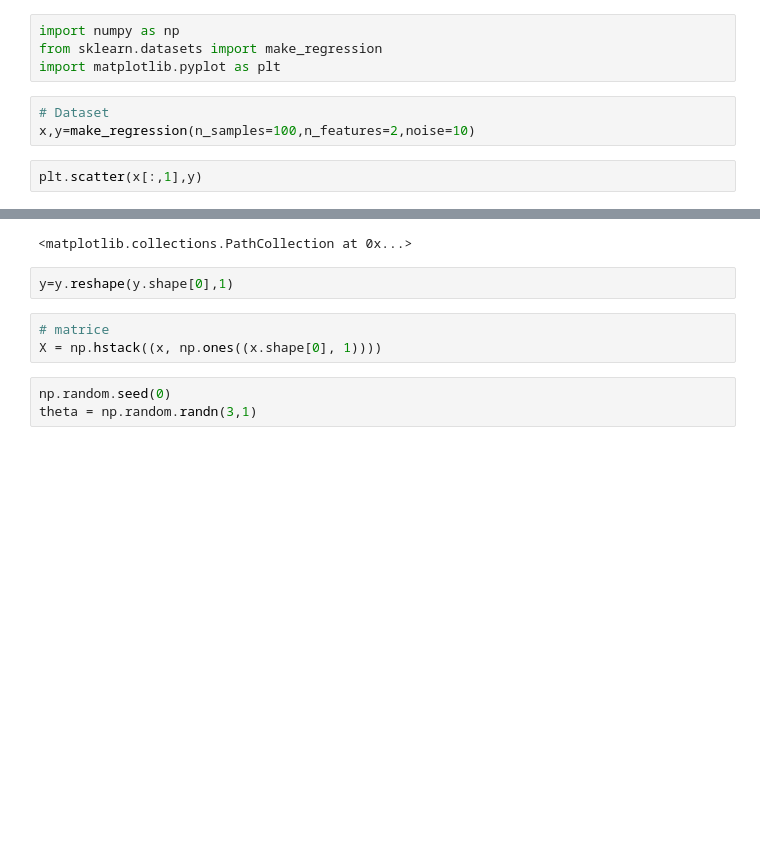
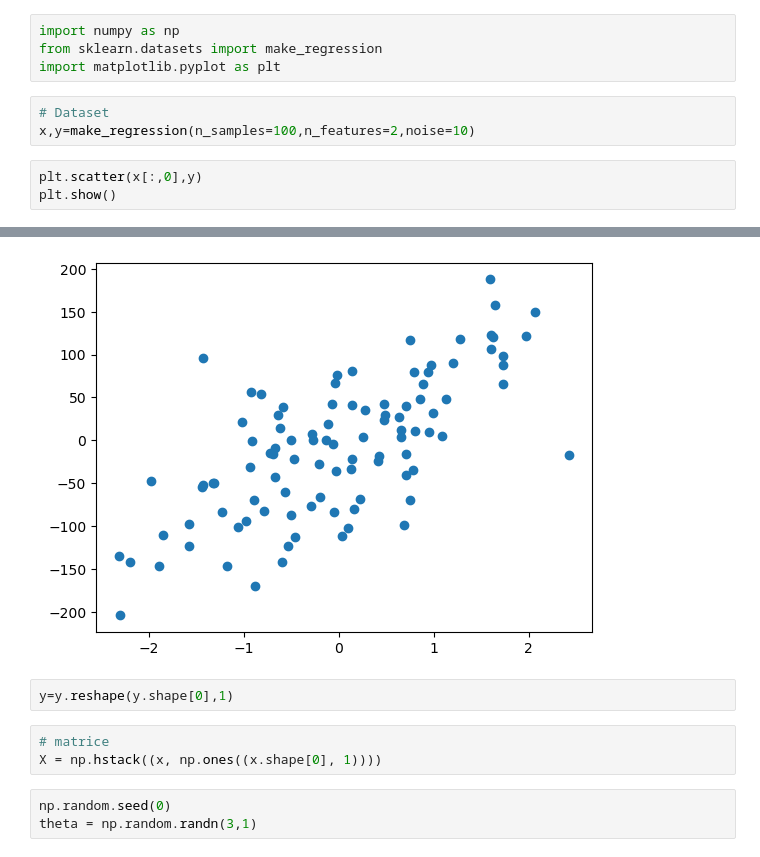
Before and after one commit to descholar-ceo/ml-models, a Jupyter notebook: basic_linear_regression_model_three_multiple_features.ipynb, the cells around one changed output, grey strips where cells are left out. Cells and saved outputs as stored; diff of their text form; blank space fills up the shorter version.

```diff
--- a/basic_linear_regression_model_three_multiple_features.ipynb
+++ b/basic_linear_regression_model_three_multiple_features.ipynb
@@ -6,5 +6,6 @@ import matplotlib.pyplot as plt
 # Dataset
 x,y=make_regression(n_samples=100,n_features=2,noise=10)
 # %%
-plt.scatter(x[:,1],y)
+plt.scatter(x[:,0],y)
+plt.show()
 # %% [output]
@@ -13,4 +12,4 @@ plt.scatter(x[:,1],y)
-<matplotlib.collections.PathCollection at 0x...>
+[figure, added]
 # %%
 y=y.reshape(y.shape[0],1)
 # %%
```
Also changed, not shown: parts of 7 cells of this notebook, 1 other file.
